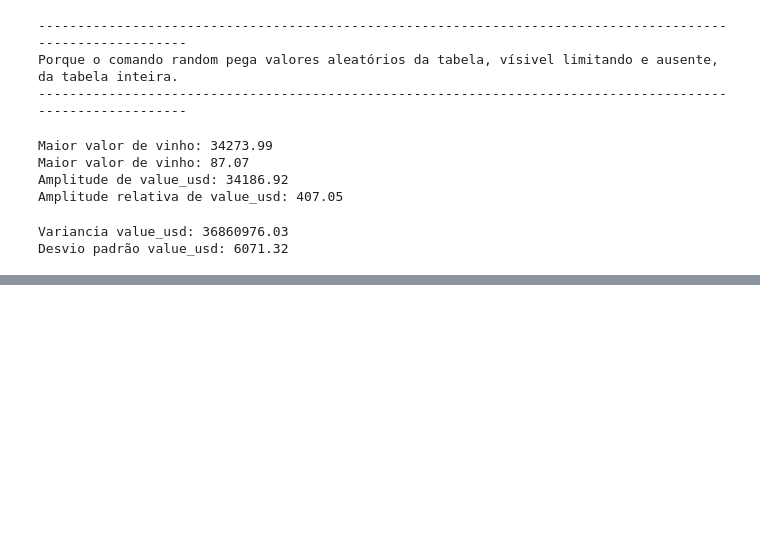
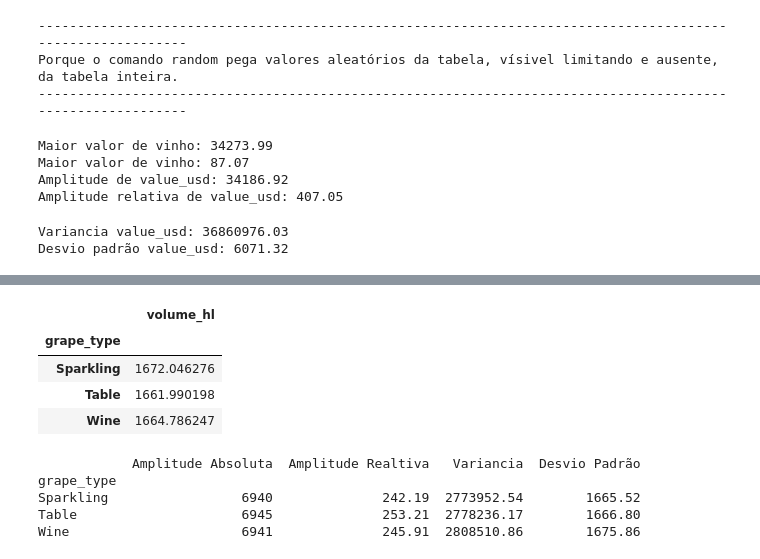
Before and after one commit to ArthurLima06/SENAI-PPDC, a Jupyter notebook: exercicios.ipynb, the cells around one changed output, grey strips where cells are left out. Cells and saved outputs as stored; diff of their text form; code cells hidden in the pictures; blank space fills up the shorter version.

```diff
--- a/exercicios.ipynb
+++ b/exercicios.ipynb
@@ -1200,0 +1245,42 @@ TypeError: unsupported operand type(s) for -: 'str' and 'str'
+# %%
+import pandas as pd
+
+df= pd.read_csv("vinhos.csv")
+
+dfVar=df.loc[:,["grape_type", "volume_hl"]]
+dfVar.groupby("grape_type").std(ddof=0)
+# %% [output]
+|  | volume_hl |
+| grape_type |  |
+| Sparkling | 1672.046276 |
+| Table | 1661.990198 |
+| Wine | 1664.786247 |
+# %%
+#primeiro pega a amostra de 25%
+amostra= df.sample(frac=0.25, random_state=42)
+
+#agrupa a coluna pela amostra e coloca na variavel grupo_amostra
+grupo_amostra= amostra.groupby("grape_type")
+
+#e faz todas as contas com essa variavel que esta ligada com a amostra e o dataframe
+amp_abs_amostra= grupo_amostra["volume_hl"].max() - grupo_amostra["volume_hl"].min()
+media_amostra= grupo_amostra["volume_hl"].mean()
+amp_rel_amostra= (amp_abs_amostra/media_amostra)*100
+variancia_amostra= grupo_amostra["volume_hl"].var(ddof=0)
+desvio_amostra= grupo_amostra["volume_hl"].std(ddof=0)
+
+#para imprimir monta um novo DataFrame com esse comando do próprio pandas
+resultado_amostra= pd.DataFrame({
+    "Amplitude Absoluta": amp_abs_amostra,
+    "Amplitude Realtiva": amp_rel_amostra,
+    "Variancia": variancia_amostra,
+    "Desvio Padrão": desvio_amostra
+})
+
+print(resultado_amostra.round(2))
+# %% [output]
+            Amplitude Absoluta  Amplitude Realtiva   Variancia  Desvio Padrão
+grape_type
+Sparkling                 6940              242.19  2773952.54        1665.52
+Table                     6945              253.21  2778236.17        1666.80
+Wine                      6941              245.91  2808510.86        1675.86
```
Also changed, not shown: parts of 6 cells of this notebook.
